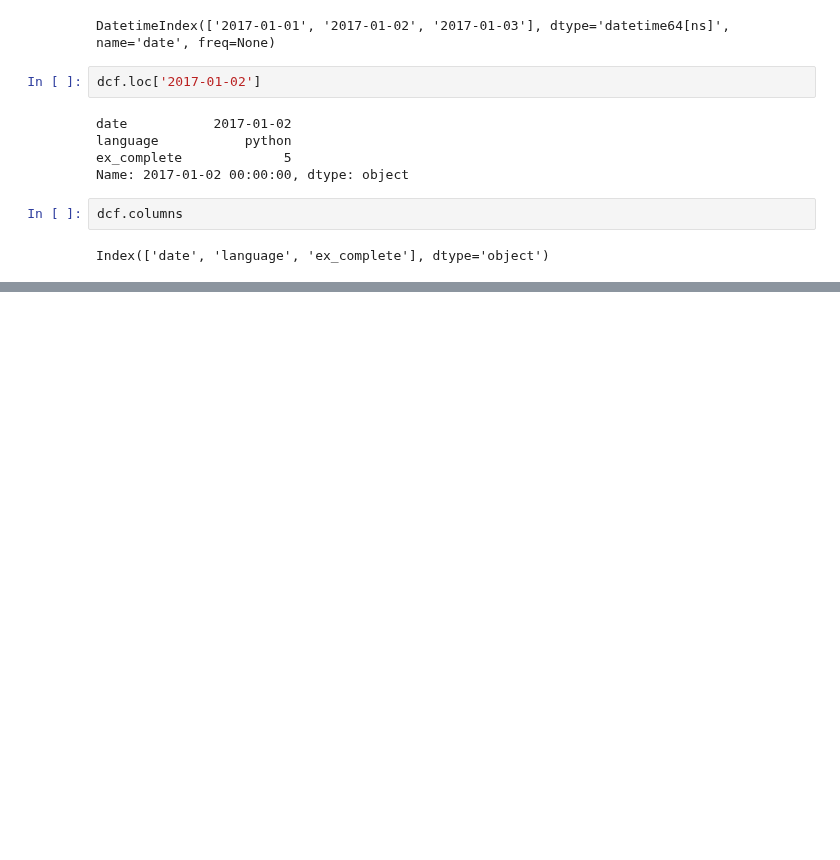
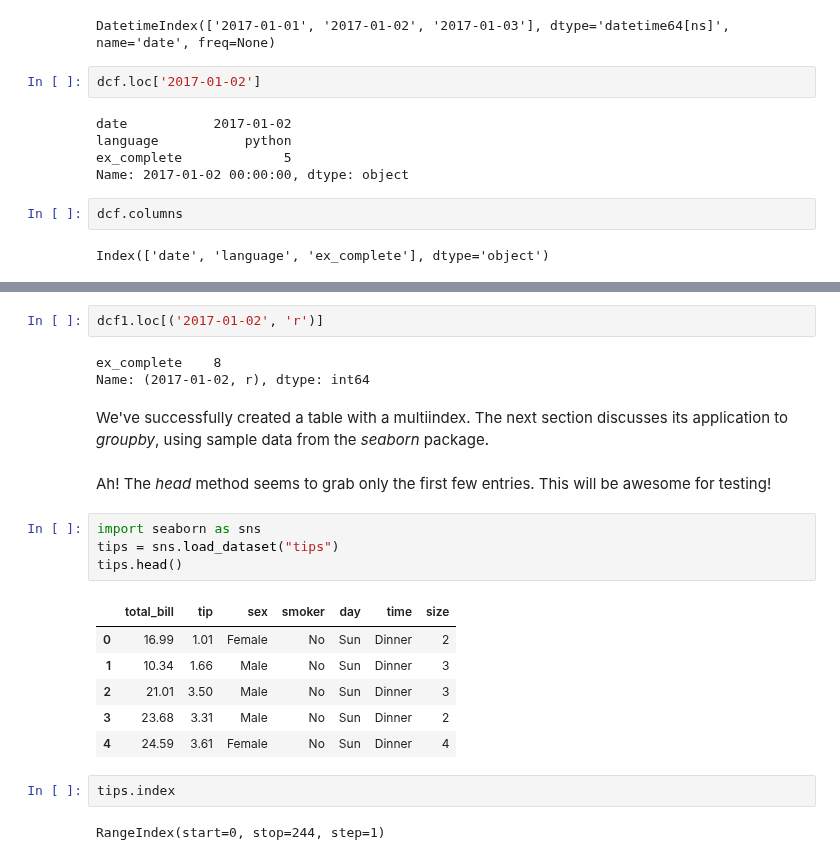
Before and after one commit to chawlaKat/Notebook-Noodlings, a Jupyter notebook: Pandas_and_corgis.ipynb, the cells around one changed output, grey strips where cells are left out. Cells and saved outputs as stored; diff of their text form; blank space fills up the shorter version.

Commit message:
pandas multi-indexing

```diff
--- a/Pandas_and_corgis.ipynb
+++ b/Pandas_and_corgis.ipynb
@@ -473,0 +544,24 @@ Index(['date', 'language', 'ex_complete'], dtype='object')
+# %%
+dcf1.loc[('2017-01-02', 'r')]
+# %% [output]
+ex_complete    8
+Name: (2017-01-02, r), dtype: int64
+# %% [markdown]
+We've successfully created a table with a multiindex. The next section discusses its application to <i>groupby</i>, using sample data from the <i>seaborn</i> package.
+# %% [markdown]
+Ah! The <i>head</i> method seems to grab only the first few entries. This will be awesome for testing!
+# %%
+import seaborn as sns
+tips = sns.load_dataset("tips")
+tips.head()
+# %% [output]
+|  | total_bill | tip | sex | smoker | day | time | size |
+| 0 | 16.99 | 1.01 | Female | No | Sun | Dinner | 2 |
+| 1 | 10.34 | 1.66 | Male | No | Sun | Dinner | 3 |
+| 2 | 21.01 | 3.50 | Male | No | Sun | Dinner | 3 |
+| 3 | 23.68 | 3.31 | Male | No | Sun | Dinner | 2 |
+| 4 | 24.59 | 3.61 | Female | No | Sun | Dinner | 4 |
+# %%
+tips.index
+# %% [output]
+RangeIndex(start=0, stop=244, step=1)
```
Also changed, not shown: parts of 8 cells of this notebook.
